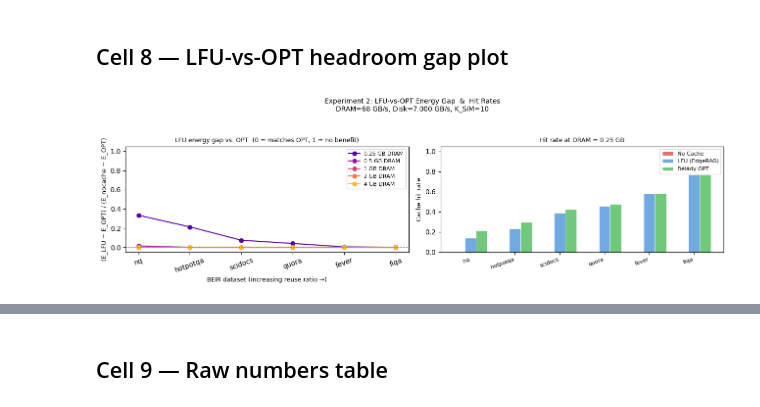
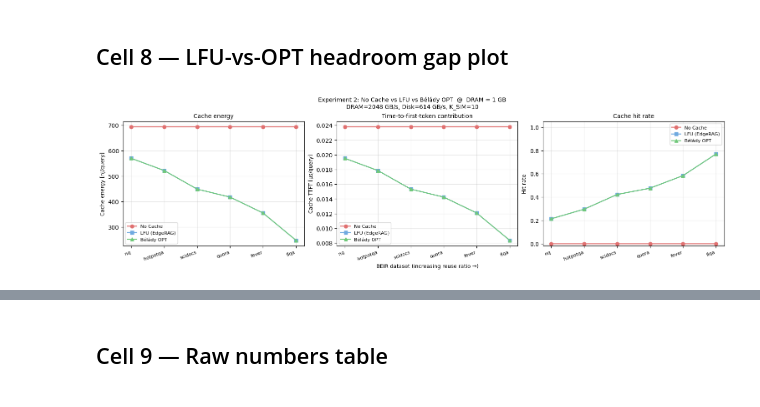
Before and after one commit to jocelynzhao3/Hardware-for-Deep-Learning-Final-Project, a Jupyter notebook: workspace/Experiment-2-Caching.ipynb, the cells around one changed output, grey strips where cells are left out. Cells and saved outputs as stored; diff of their text form; code cells hidden in the pictures.

```diff
--- a/workspace/Experiment-2-Caching.ipynb
+++ b/workspace/Experiment-2-Caching.ipynb
@@ -787,57 +806,68 @@ Saved exp2_pareto_zoom.png
 # %% [markdown]
 ## Cell 8 — LFU-vs-OPT headroom gap plot
 # %%
-# gap[i,j] = (E_LFU - E_OPT) / (E_nocache - E_OPT)
-# 0 = LFU achieves OPT; 1 = LFU is no better than no cache.
-# Clamped to [0, 1] to handle numerical noise.
+# Side-by-side line chart of the three policies (no_cache, LFU, OPT) across
+# all 6 BEIR reuse ratios, at the heatmap-focus DRAM size (DRAM_FOCUS_GB).
+# Three panels show energy, TTFT, and hit rate — each with one line per policy.
 
-denominator = energy['no_cache'] - energy['opt']
-safe_denom  = np.where(np.abs(denominator) < 1e-6, np.nan, denominator)
-gap         = np.clip((energy['lfu'] - energy['opt']) / safe_denom, 0, 1)
+REP_DRAM_GB  = DRAM_FOCUS_GB
+REP_DRAM_IDX = DRAM_GB_VALUES.index(REP_DRAM_GB)
 
-fig, axes = plt.subplots(1, 2, figsize=(13, 4))
+ce_nJ  = {p: cache_energy[p] / 1e3 for p in POLICIES}
+ct_us  = {p: cache_ttft[p]   / 1e3 for p in POLICIES}
+
+policy_colors  = {'no_cache': '#e07070', 'lfu':     '#70aae0', 'opt':     '#70c87a'}
+policy_markers = {'no_cache': 'o',       'lfu':     's',       'opt':     '^'}
+
+fig, axes = plt.subplots(1, 3, figsize=(15, 4.2), constrained_layout=True)
 fig.suptitle(
-    f'Experiment 2: LFU-vs-OPT Energy Gap  &  Hit Rates\n'
-    f'DRAM={DRAM_BW_GBps:.0f} GB/s, Disk={DISK_BW_GBps:.3f} GB/s, K_SIM={K_SIM}',
+    f'Experiment 2: No Cache vs LFU vs Bélády OPT  @  DRAM = {REP_DRAM_GB} GB\n'
+    f'DRAM={DRAM_BW_GBps:.0f} GB/s, Disk={DISK_BW_GBps:.0f} GB/s, K_SIM={K_SIM}',
     fontsize=10,
 )
 
-# --- Left: gap line plot ---
+x = np.arange(ndata)
+
+# Panel 1 — cache energy [nJ/query]
 ax = axes[0]
-colors = plt.cm.plasma(np.linspace(0.15, 0.85, ndram))
-for i, (gb, c) in enumerate(zip(DRAM_GB_VALUES, colors)):
-    row = gap[i, :]
-    ax.plot(DATASET_NAMES, row, marker='o', color=c, label=f'{gb} GB DRAM')
+for p in POLICIES:
+    ax.plot(x, ce_nJ[p][REP_DRAM_IDX, :], marker=policy_markers[p],
+            color=policy_colors[p], label=POLICY_LABELS[p], linewidth=1.6)
+ax.set_xticks(x)
+ax.set_xticklabels(DATASET_NAMES, rotation=20, ha='right', fontsize=8)
+ax.set_ylabel('Cache energy [nJ/query]', fontsize=9)
+ax.set_title('Cache energy', fontsize=10)
+ax.grid(True, alpha=0.3)
+ax.legend(fontsize=8)
+
+# Panel 2 — cache TTFT [µs/query]
+ax = axes[1]
+for p in POLICIES:
+    ax.plot(x, ct_us[p][REP_DRAM_IDX, :], marker=policy_markers[p],
+            color=policy_colors[p], label=POLICY_LABELS[p], linewidth=1.6)
+ax.set_xticks(x)
+ax.set_xticklabels(DATASET_NAMES, rotation=20, ha='right', fontsize=8)
 ax.set_xlabel('BEIR dataset (increasing reuse ratio →)', fontsize=9)
-ax.set_ylabel('(E_LFU − E_OPT) / (E_nocache − E_OPT)', fontsize=9)
-ax.set_title('LFU energy gap vs. OPT  (0 = matches OPT, 1 = no benefit)', fontsize=9)
-ax.set_ylim(-0.05, 1.05)
-ax.axhline(0, ls='--', lw=0.8, color='gray')
+ax.set_ylabel('Cache TTFT [µs/query]', fontsize=9)
+ax.set_title('Time-to-first-token contribution', fontsize=10)
+ax.grid(True, alpha=0.3)
 ax.legend(fontsize=8)
-ax.tick_params(axis='x', rotation=20)
 
-# --- Right: hit-rate bar chart at representative DRAM size ---
-REP_DRAM_IDX = 0  # 1 GB
-rep_gb = DRAM_GB_VALUES[REP_DRAM_IDX]
+# Panel 3 — hit rate
+ax = axes[2]
+for p in POLICIES:
+    ax.plot(x, hitrate[p][REP_DRAM_IDX, :], marker=policy_markers[p],
+            color=policy_colors[p], label=POLICY_LABELS[p], linewidth=1.6)
+ax.set_xticks(x)
+ax.set_xticklabels(DATASET_NAMES, rotation=20, ha='right', fontsize=8)
+ax.set_ylabel('Hit rate', fontsize=9)
+ax.set_title('Cache hit rate', fontsize=10)
+ax.set_ylim(-0.02, 1.05)
+ax.grid(True, alpha=0.3)
+ax.legend(fontsize=8)
 
-ax2 = axes[1]
-x   = np.arange(ndata)
-w   = 0.25
-policy_colors = {'no_cache': '#e07070', 'lfu': '#70aae0', 'opt': '#70c87a'}
-for k, policy in enumerate(POLICIES):
-    ax2.bar(x + k * w, hitrate[policy][REP_DRAM_IDX, :],
-            width=w, label=POLICY_LABELS[policy],
-            color=policy_colors[policy], edgecolor='white', linewidth=0.5)
-ax2.set_xticks(x + w)
-ax2.set_xticklabels(DATASET_NAMES, rotation=20, ha='right', fontsize=8)
-ax2.set_ylabel('Cache hit rate', fontsize=9)
-ax2.set_title(f'Hit rate at DRAM = {rep_gb} GB', fontsize=9)
-ax2.set_ylim(0, 1.05)
-ax2.legend(fontsize=8)
-
-plt.tight_layout(rect=[0, 0, 1, 0.93])
 plt.savefig('/home/workspace/workspace/exp2_gap_hitrate.png', dpi=150, bbox_inches='tight')
 plt.show()
-print('Saved exp2_gap_hitrate.png')
+print(f'Saved exp2_gap_hitrate.png  (DRAM = {REP_DRAM_GB} GB)')
 # %% [output]
-[figure, old version]
+[figure, new version]
```
Also changed, not shown: parts of 6 cells of this notebook, 12 other files.
